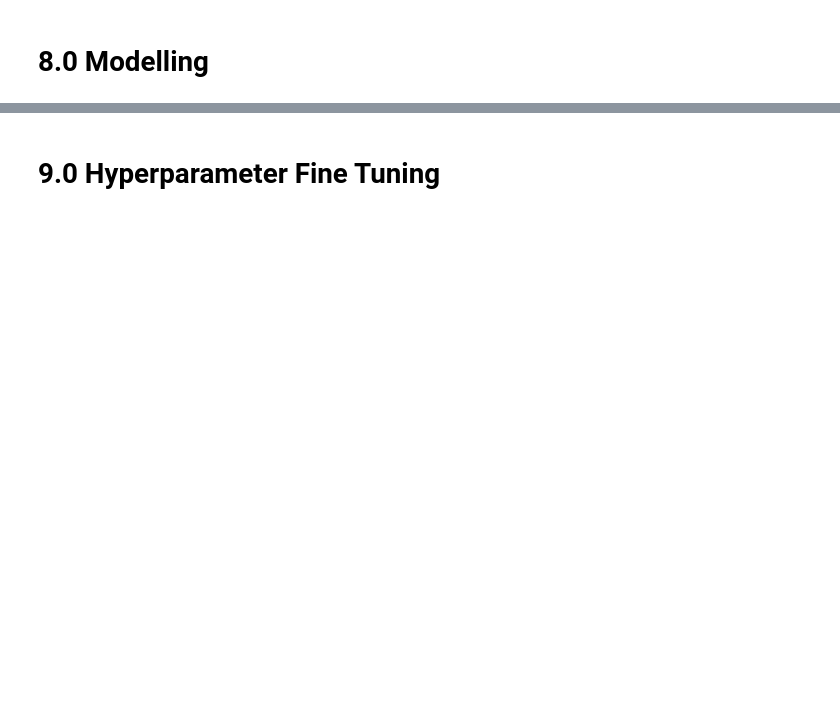
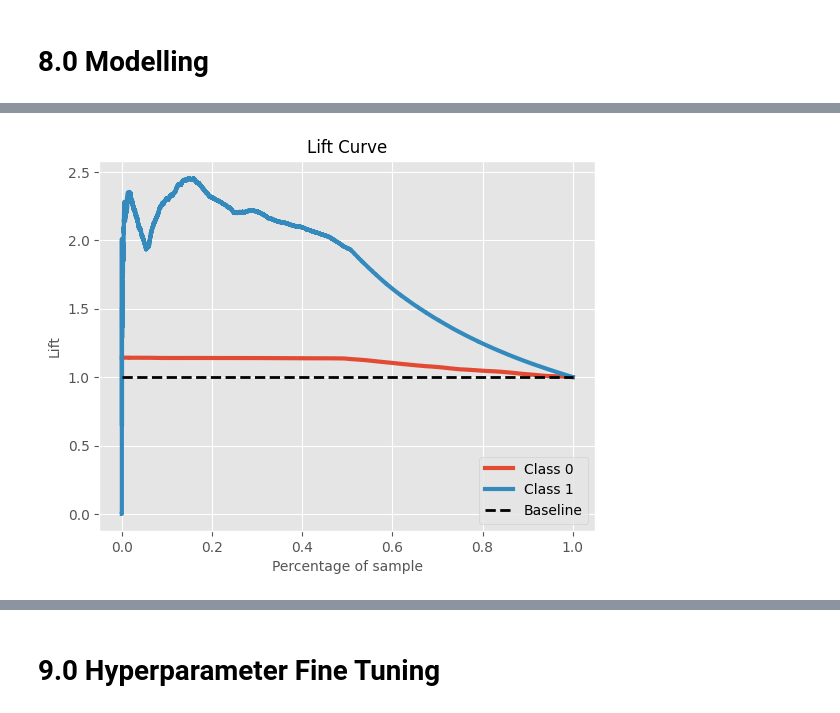
Before and after one commit to AllanCasado/health-insurance-cross-sell, a Jupyter notebook: notebooks/health_insurance_cross_sell.ipynb, the cells around one changed output, grey strips where cells are left out. Saved outputs shown, nothing was run; the diff lists cells and outputs as text; code cells hidden in the pictures; blank space fills up the shorter version.

```diff
--- a/notebooks/health_insurance_cross_sell.ipynb
+++ b/notebooks/health_insurance_cross_sell.ipynb
@@ -1362,0 +1447,5 @@ skplt.metrics.plot_lift_curve(y_test, ypred_rf)
+# %%
+skplt.metrics.plot_lift_curve(y_test, ypred_lr)
+plt.show()
+# %% [output]
+[figure, added]
```
Also changed, not shown: parts of 80 cells of this notebook, 4 other files.
